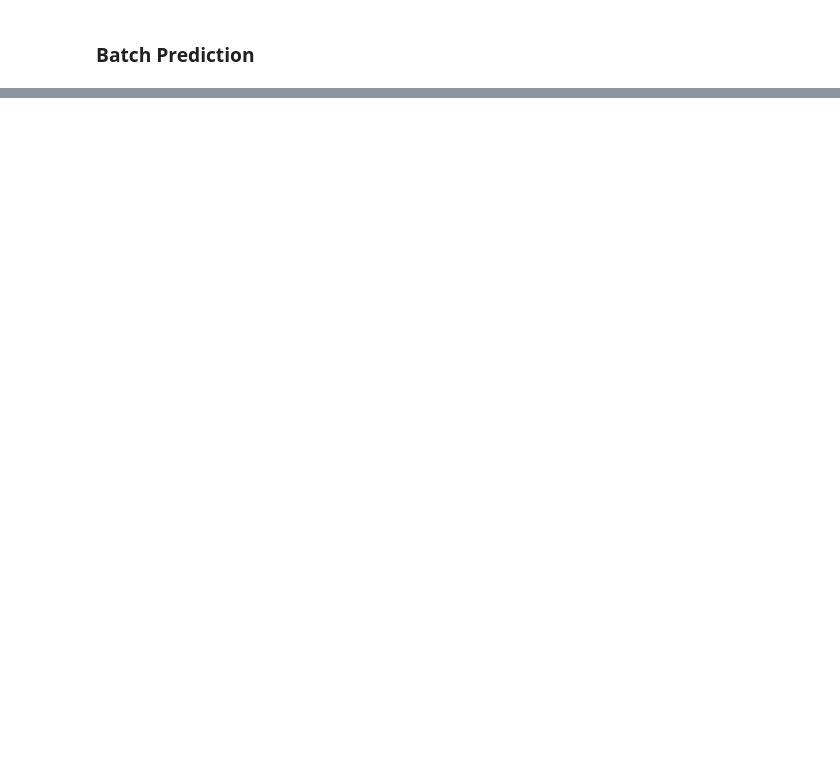
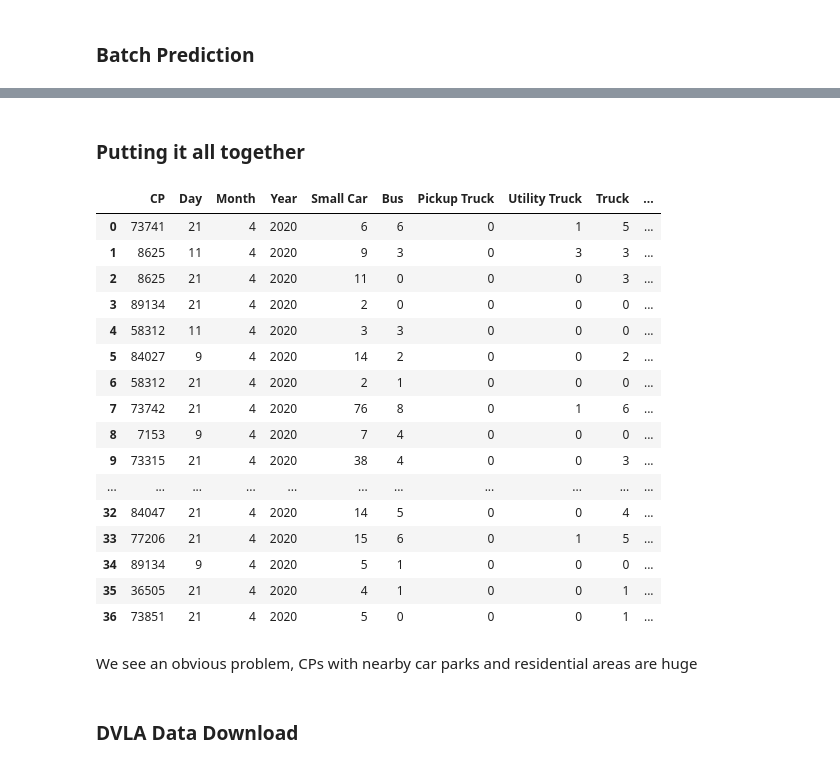
Before and after one commit to JakeRobertBaker/small-object-detection-benchmark, a Jupyter notebook: Full_Pipeline.ipynb, the cells around one changed output, grey strips where cells are left out. Drawn from its saved outputs; the diff is of its cells as text; code cells hidden in the pictures; blank space fills up the shorter version.

```diff
--- a/Full_Pipeline.ipynb
+++ b/Full_Pipeline.ipynb
@@ -17,9 +20,10 @@ image_sizes = set()
 for directory in os.listdir('warwickshire_images'):
     print('dir:',directory)
     for file in os.listdir(os.path.join('warwickshire_images', directory)):
-        print('----',file)
-        image = Image.open(os.path.join('warwickshire_images', directory, file))
-        image_sizes.add(image.size) # Output: (400, 267)
+        if file.split('.')[-1] == 'jpg':
+            print('----',file)
+            image = Image.open(os.path.join('warwickshire_images', directory, file))
+            image_sizes.add(image.size) # Output: (400, 267)
 
 print(image_sizes)
 # %% [output]
@@ -146,0 +245,2 @@ visualize_object_predictions(
+# %% [markdown]
+### Putting it all together
@@ -146,0 +268,53 @@ visualize_object_predictions(
+# %%
+pickle_folder = 'runs/predict_google_earth_mask/XVIEW_SAHI_PO/pickles'
+for i, file in enumerate(os.listdir(pickle_folder)):
+    with (open(os.path.join(pickle_folder, file), "rb")) as f:
+        prediction_list = pickle.load(f)
+
+    image_name = file.split('.')[0]
+    cp, date = image_name.split('_')
+    cp = int(cp)
+    month, day, year = date.split('-')
+    counts = defaultdict(int)
+
+    for pred in prediction_list:
+        counts[pred.category.name] +=1
+
+    df.loc[i] = [cp,
+                 day,
+                 month,
+                 year,
+                 counts["Small Car"],
+                 counts["Bus"],
+                 counts["Pickup Truck"],
+                 counts["Utility Truck"],
+                 counts["Truck"],
+                 counts["Cargo Truck"],
+                 counts["Truck w/Box"],
+                 counts["Truck Tractor"],
+                 counts["Trailer"],
+                 counts["Truck w/Flatbed"],
+                 counts["Truck w/Liquid"]
+                ]
+# %%
+df
+# %% [output]
+|  | CP | Day | Month | Year | Small Car | Bus | Pickup Truck | Utility Truck | Truck | ... |
+| 0 | 73741 | 21 | 4 | 2020 | 6 | 6 | 0 | 1 | 5 | ... |
+| 1 | 8625 | 11 | 4 | 2020 | 9 | 3 | 0 | 3 | 3 | ... |
+| 2 | 8625 | 21 | 4 | 2020 | 11 | 0 | 0 | 0 | 3 | ... |
+| 3 | 89134 | 21 | 4 | 2020 | 2 | 0 | 0 | 0 | 0 | ... |
+| 4 | 58312 | 11 | 4 | 2020 | 3 | 3 | 0 | 0 | 0 | ... |
+| 5 | 84027 | 9 | 4 | 2020 | 14 | 2 | 0 | 0 | 2 | ... |
+| 6 | 58312 | 21 | 4 | 2020 | 2 | 1 | 0 | 0 | 0 | ... |
+| 7 | 73742 | 21 | 4 | 2020 | 76 | 8 | 0 | 1 | 6 | ... |
+| 8 | 7153 | 9 | 4 | 2020 | 7 | 4 | 0 | 0 | 0 | ... |
+| 9 | 73315 | 21 | 4 | 2020 | 38 | 4 | 0 | 0 | 3 | ... |
+| ... | ... | ... | ... | ... | ... | ... | ... | ... | ... | ... |
+| 32 | 84047 | 21 | 4 | 2020 | 14 | 5 | 0 | 0 | 4 | ... |
+| 33 | 77206 | 21 | 4 | 2020 | 15 | 6 | 0 | 1 | 5 | ... |
+| 34 | 89134 | 9 | 4 | 2020 | 5 | 1 | 0 | 0 | 0 | ... |
+| 35 | 36505 | 21 | 4 | 2020 | 4 | 1 | 0 | 0 | 1 | ... |
+| 36 | 73851 | 21 | 4 | 2020 | 5 | 0 | 0 | 0 | 1 | ... |
+# %% [markdown]
+We see an obvious problem, CPs with nearby car parks and residential areas are huge
@@ -146,0 +324,2 @@ visualize_object_predictions(
+# %% [markdown]
+### DVLA Data Download
```
Also changed, not shown: parts of 18 cells of this notebook, 1 other file.
